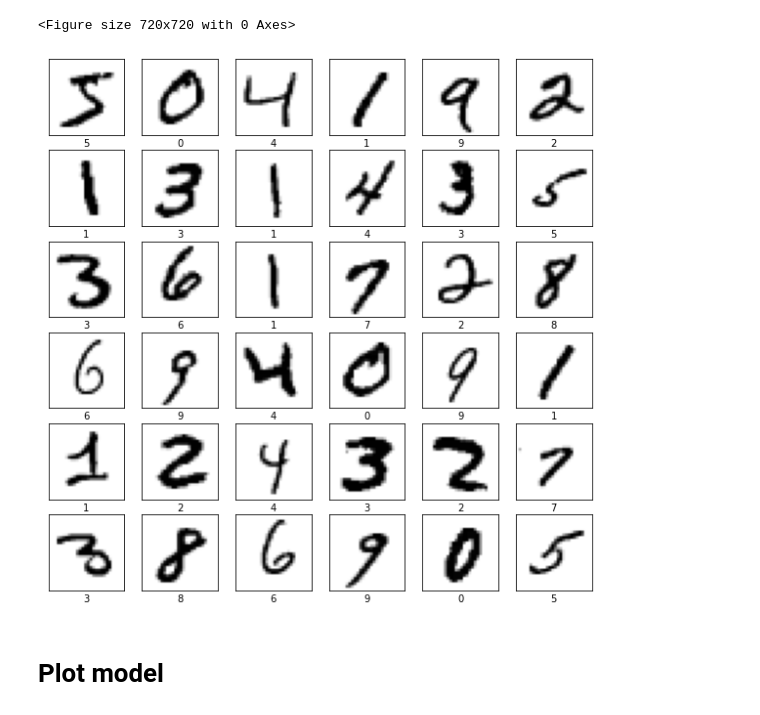
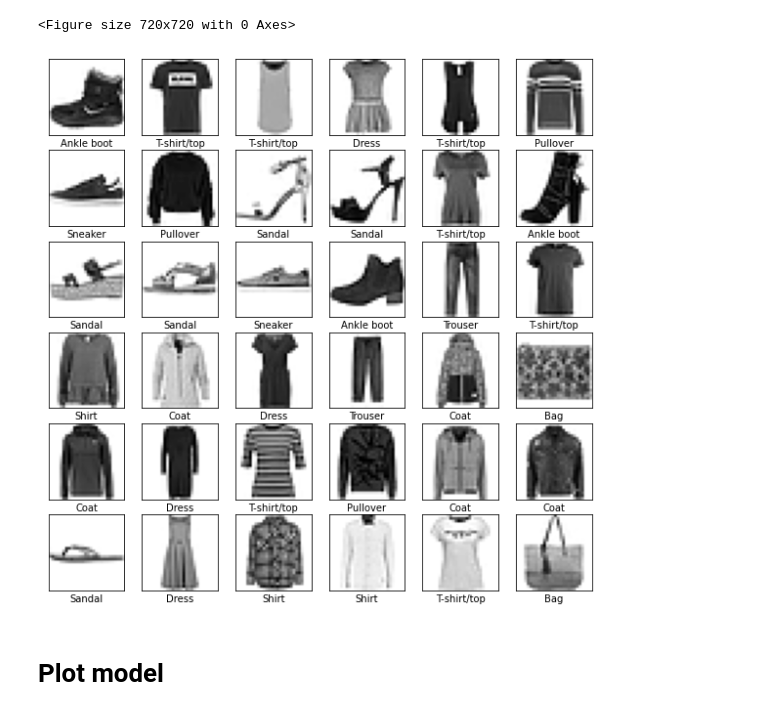
Before and after one commit to yellowsimulator/blog-posts, a Jupyter notebook: tf_sequential/lecture_code/data_exploration.ipynb, the cells around one changed output. Saved outputs shown, nothing was run; the diff lists cells and outputs as text; code cells hidden in the pictures.

```diff
--- a/tf_sequential/lecture_code/data_exploration.ipynb
+++ b/tf_sequential/lecture_code/data_exploration.ipynb
@@ -10,12 +10,12 @@ from sequential_api import hyperparams
 # %% [output]
 <Figure size 720x720 with 0 Axes>
 # %%
-data_name = 'mnist'
+data_name = 'fashion_mnist'
 train_X, train_y, test_X, test_y = get_data(data_name=data_name)
 rows, columns = 6, 6
 figure = plot_images(rows, columns, data_name, train_X, train_y)
 # %% [output]
-[figure, old version]
+[figure, new version]
 # %% [markdown]
 # Plot model
 # %%
```
Also changed, not shown: parts of 2 cells of this notebook, 8 other files.
